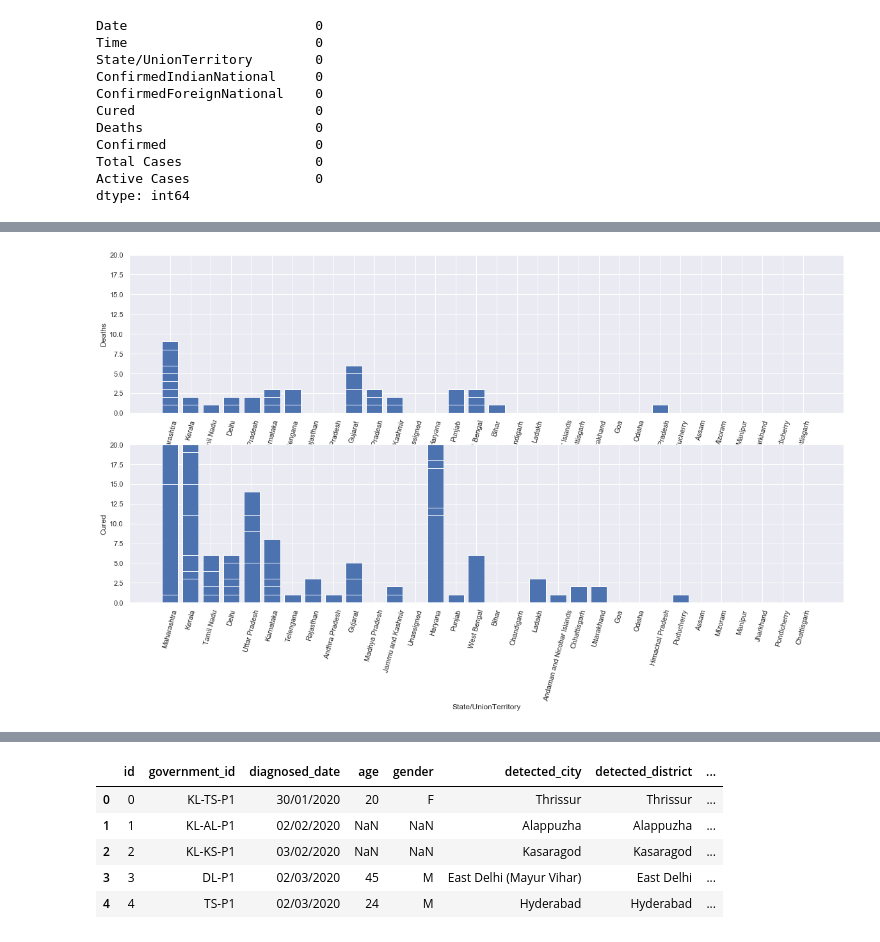
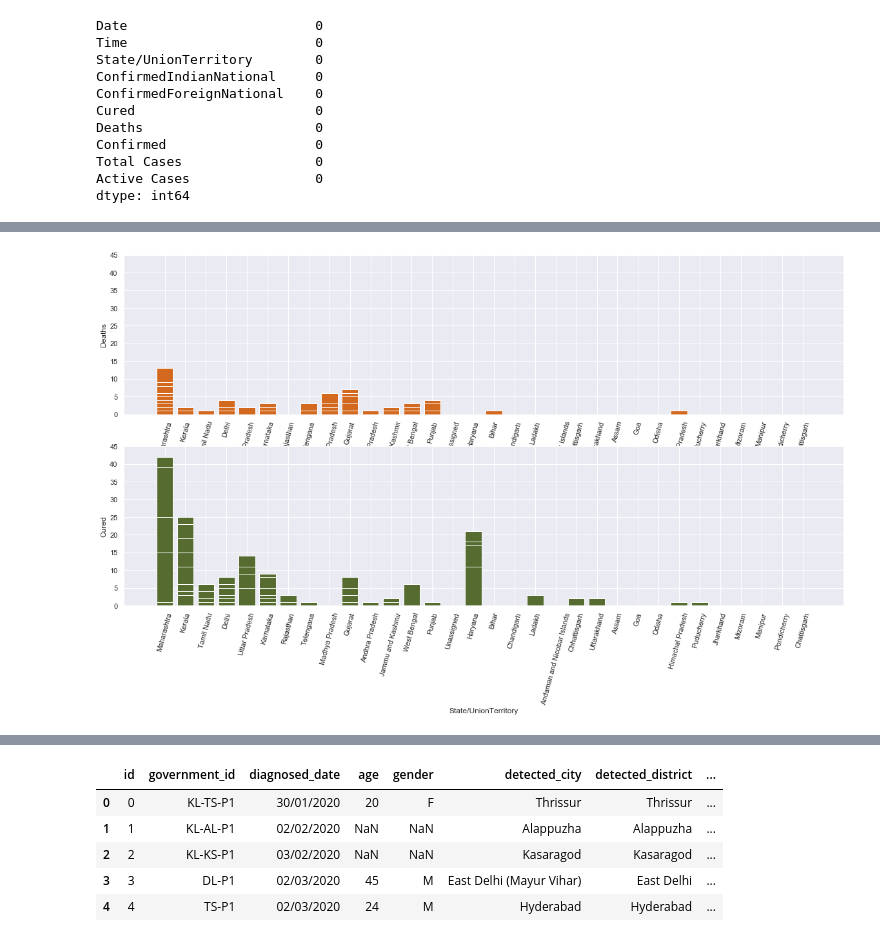
Before and after one commit to indranil180/Covid_19_India, a Jupyter notebook: COVID_India.ipynb, the cells around one changed output, grey strips where cells are left out. Cells and saved outputs as stored; diff of their text form; code cells hidden in the pictures.

```diff
--- a/COVID_India.ipynb
+++ b/COVID_India.ipynb
@@ -105,25 +105,25 @@ df_india_date_wise
 # %%
 # df_india_date_wise.sort_values(by='Date')
 # print(df_india_date_wise.columns) df.sort('Date')
 plt.figure(figsize=(20,10))
 plt.subplot(2,1,1)
-plt.bar(df_india_date_wise["State/UnionTerritory"],df_india_date_wise["Deaths"])
+plt.bar(df_india_date_wise["State/UnionTerritory"],df_india_date_wise["Deaths"],color='chocolate')
 # plt.bar(df_india["Date"],df_india["ConfirmedIndianNational"])
 plt.xticks(rotation=75)
-plt.ylim(0, 20)
+plt.ylim(0, 45)
 plt.xlabel("State/UnionTerritory")
 plt.ylabel("Deaths")
 
 plt.subplot(2,1,2)
-plt.bar(df_india_date_wise["State/UnionTerritory"],df_india_date_wise["Cured"])
+plt.bar(df_india_date_wise["State/UnionTerritory"],df_india_date_wise["Cured"],color='darkolivegreen')
 plt.xlabel("State/UnionTerritory")
 plt.ylabel("Cured")
-plt.ylim(0, 20)
+plt.ylim(0, 45)
 
 plt.xticks(rotation=75)
 plt.show()
 # %% [output]
-[figure, old version]
+[figure, new version]
 # %%
 plt.figure(figsize=(30,20))
 plt.bar(df_india_date_wise["State/UnionTerritory"],df_india_date_wise["Active Cases"])
```
Also changed, not shown: parts of 28 cells of this notebook.
